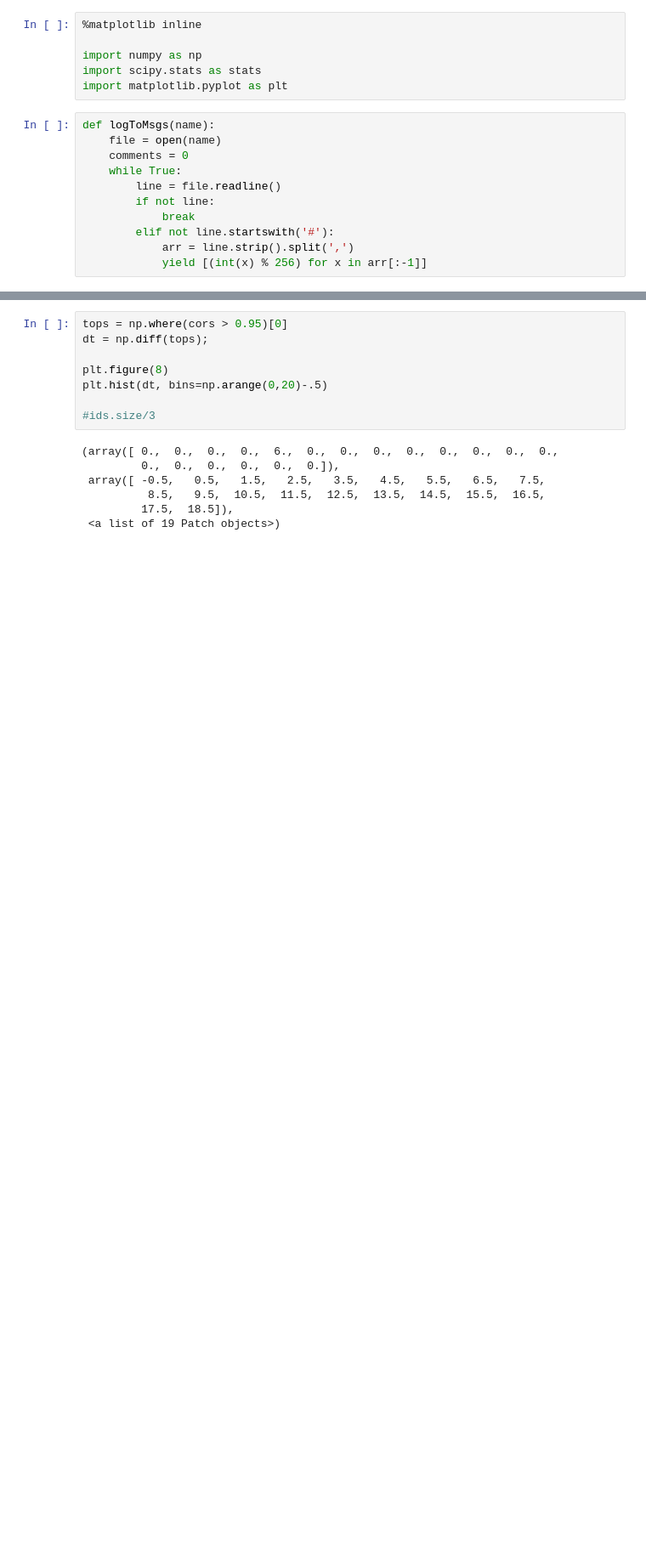
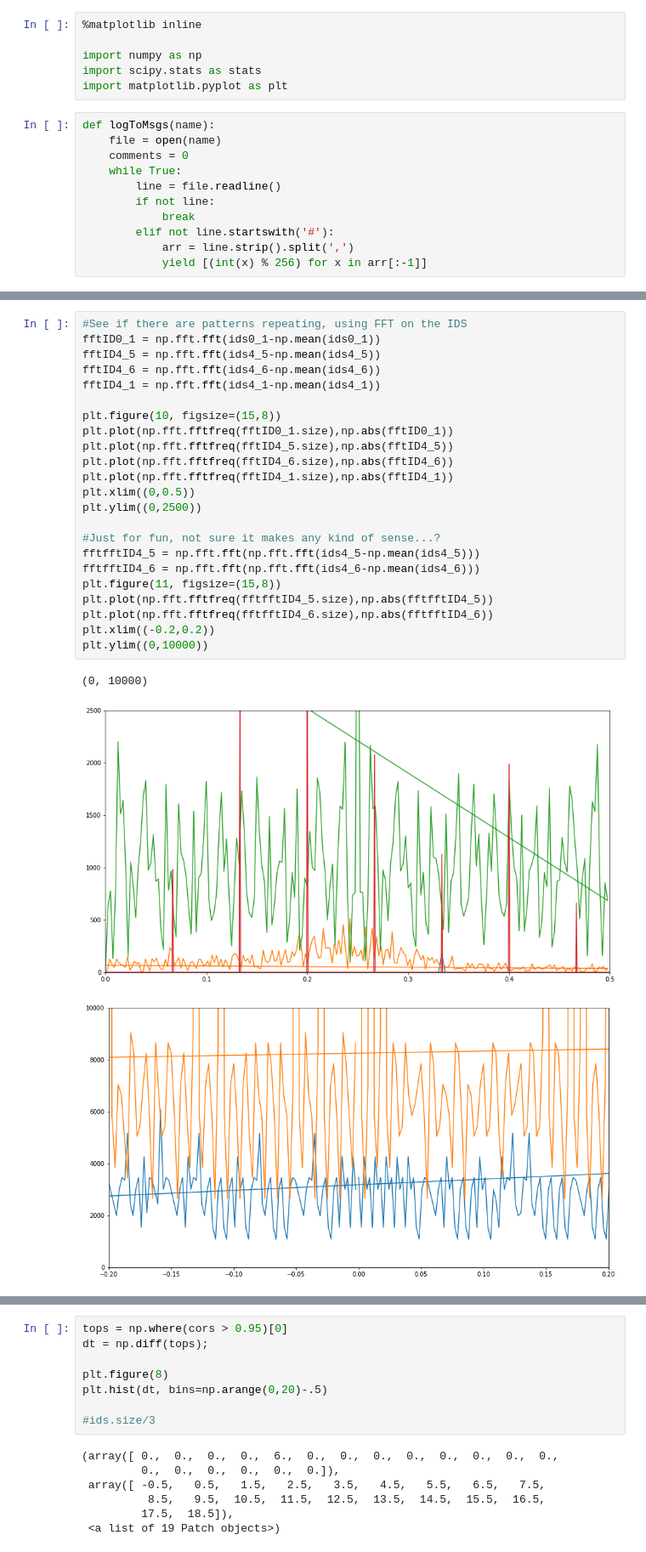
Before and after one commit to SINTEF-9012/thingml-diversifier, a Jupyter notebook: src/main/python/autocorr.ipynb, the cells around one changed output, grey strips where cells are left out. Shown at 85% size. Drawn from its saved outputs; the diff is of its cells as text; blank space fills up the shorter version.

```diff
--- a/src/main/python/autocorr.ipynb
+++ b/src/main/python/autocorr.ipynb
@@ -30 +38,28 @@ plt.xlim(0,100)
+# %%
+#See if there are patterns repeating, using FFT on the IDS
+fftID0_1 = np.fft.fft(ids0_1-np.mean(ids0_1))
+fftID4_5 = np.fft.fft(ids4_5-np.mean(ids4_5))
+fftID4_6 = np.fft.fft(ids4_6-np.mean(ids4_6))
+fftID4_1 = np.fft.fft(ids4_1-np.mean(ids4_1))
+
+plt.figure(10, figsize=(15,8))
+plt.plot(np.fft.fftfreq(fftID0_1.size),np.abs(fftID0_1))
+plt.plot(np.fft.fftfreq(fftID4_5.size),np.abs(fftID4_5))
+plt.plot(np.fft.fftfreq(fftID4_6.size),np.abs(fftID4_6))
+plt.plot(np.fft.fftfreq(fftID4_1.size),np.abs(fftID4_1))
+plt.xlim((0,0.5))
+plt.ylim((0,2500))
+
+#Just for fun, not sure it makes any kind of sense...?
+fftfftID4_5 = np.fft.fft(np.fft.fft(ids4_5-np.mean(ids4_5)))
+fftfftID4_6 = np.fft.fft(np.fft.fft(ids4_6-np.mean(ids4_6)))
+plt.figure(11, figsize=(15,8))
+plt.plot(np.fft.fftfreq(fftfftID4_5.size),np.abs(fftfftID4_5))
+plt.plot(np.fft.fftfreq(fftfftID4_6.size),np.abs(fftfftID4_6))
+plt.xlim((-0.2,0.2))
+plt.ylim((0,10000))
+# %% [output]
+(0, 10000)
+[figure, added]
+[figure, added]
 # %%
```
Also changed, not shown: parts of 10 cells of this notebook, 4 other files.
